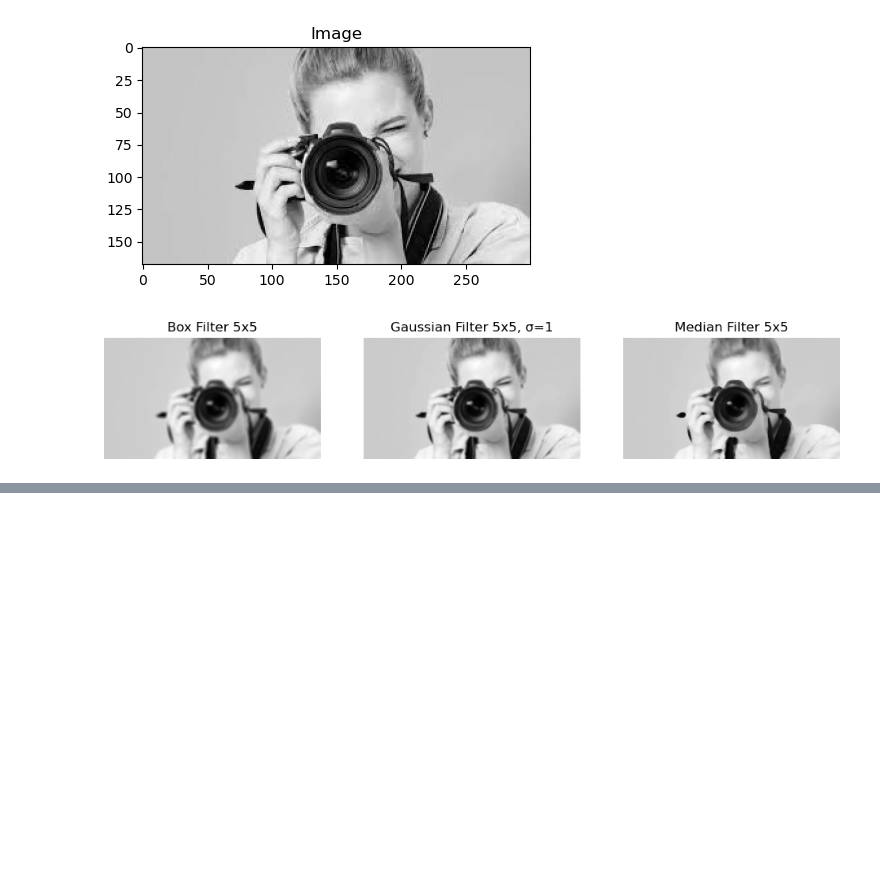
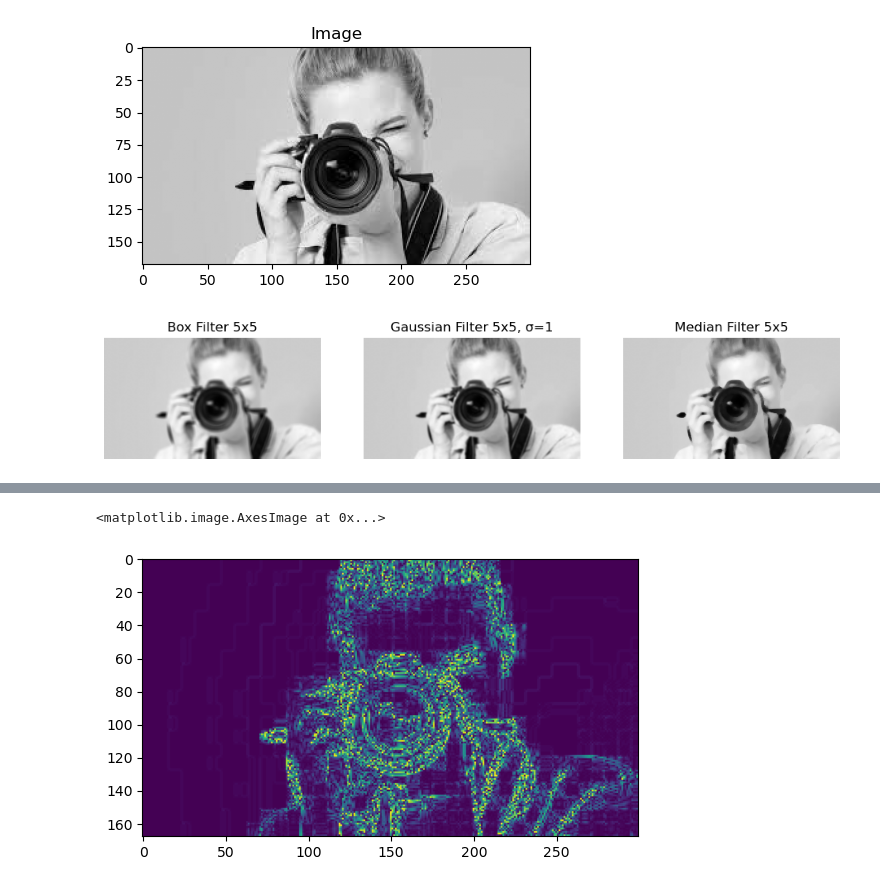
Before and after one commit to Darshan2082002/Python-Project-for-my-understanding, a Jupyter notebook: CV/CV_convolution_operation.ipynb, the cells around one changed output, grey strips where cells are left out. Drawn from its saved outputs; the diff is of its cells as text; code cells hidden in the pictures; blank space fills up the shorter version.

```diff
--- a/CV/CV_convolution_operation.ipynb
+++ b/CV/CV_convolution_operation.ipynb
@@ -93,0 +98,6 @@ plt.show()
+# %%
+laps_abs=np.uint8(np.absolute(lap))
+plt.imshow(laps_abs)
+# %% [output]
+<matplotlib.image.AxesImage at 0x...>
+[figure, added]
```
Also changed, not shown: parts of 10 cells of this notebook, 3 other files.
